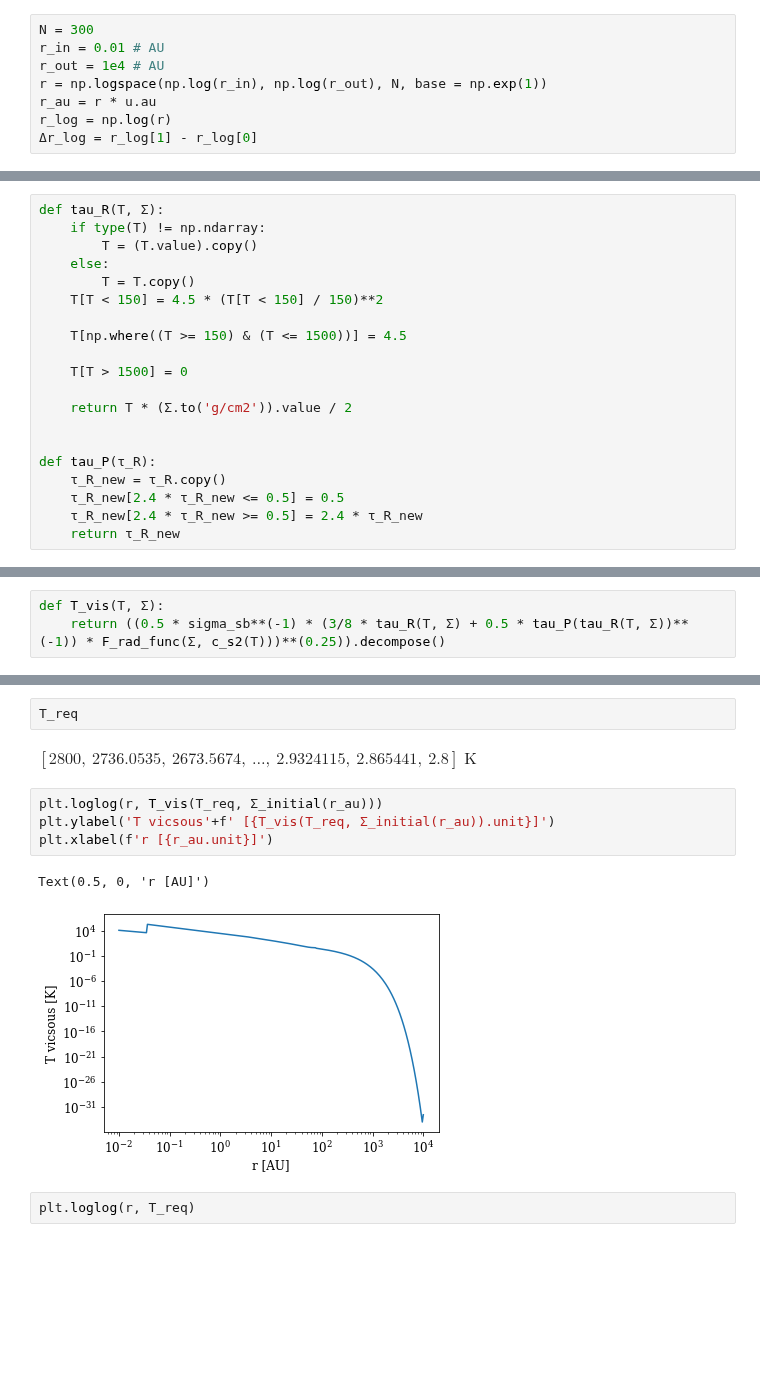
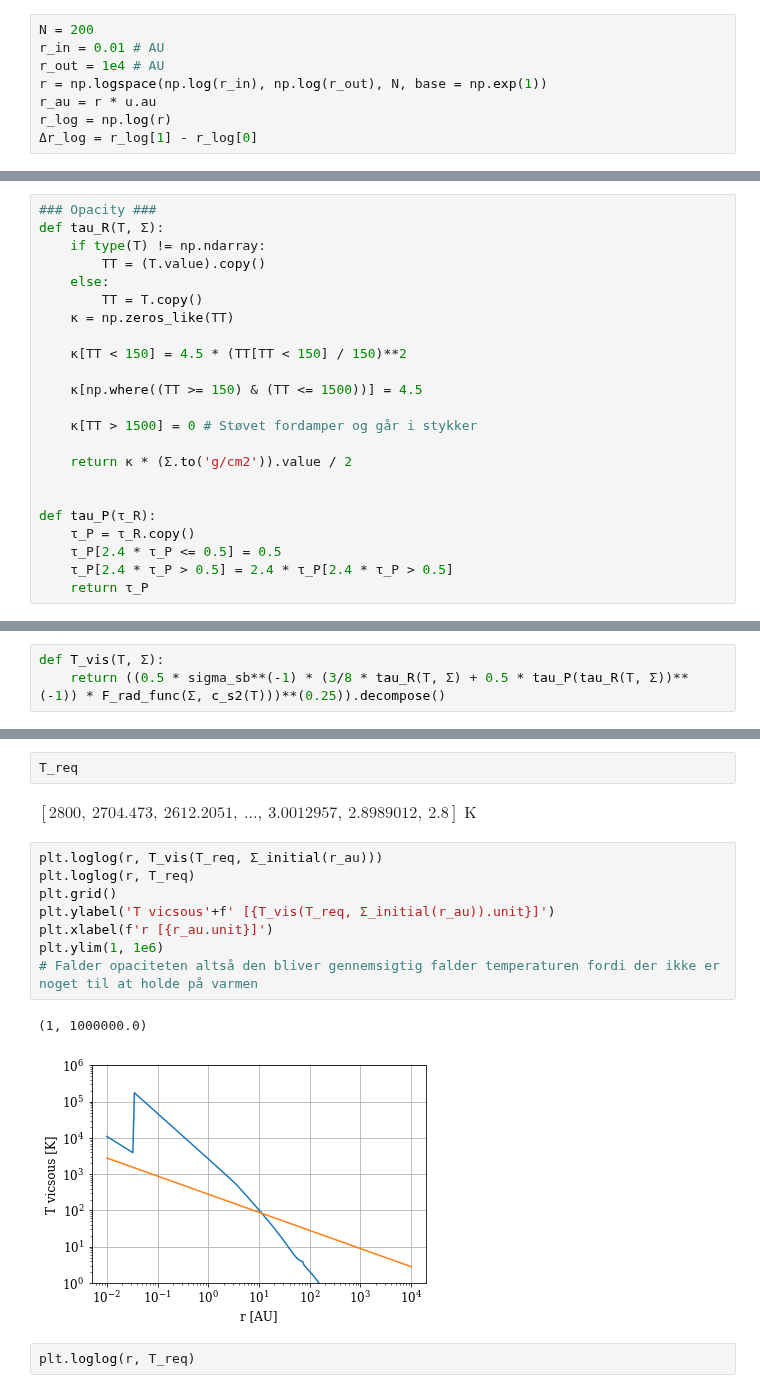
Before and after one commit to agent031/bachelor_code, a Jupyter notebook: Testing_values_T0/combined_temp_strongDW.ipynb, the cells around one changed output, grey strips where cells are left out. Cells and saved outputs as stored; diff of their text form; blank space fills up the shorter version.

```diff
--- a/Testing_values_T0/combined_temp_strongDW.ipynb
+++ b/Testing_values_T0/combined_temp_strongDW.ipynb
@@ -19,7 +19,7 @@ font = {'family' : 'serif',
         'size'   : 12}
 mpl.rc('font', **font)
 # %%
-N = 300
+N = 200
 r_in = 0.01 # AU
 r_out = 1e4 # AU
 r = np.logspace(np.log(r_in), np.log(r_out), N, base = np.exp(1))
@@ -97,25 +101,28 @@ type(T_req)
 # %% [output]
 astropy.units.quantity.Quantity
 # %%
+### Opacity ###
 def tau_R(T, Σ):
     if type(T) != np.ndarray:
-        T = (T.value).copy()
+        TT = (T.value).copy()
     else:
-        T = T.copy()
-    T[T < 150] = 4.5 * (T[T < 150] / 150)**2
+        TT = T.copy()
+    κ = np.zeros_like(TT)
 
-    T[np.where((T >= 150) & (T <= 1500))] = 4.5
+    κ[TT < 150] = 4.5 * (TT[TT < 150] / 150)**2
 
-    T[T > 1500] = 0
+    κ[np.where((TT >= 150) & (TT <= 1500))] = 4.5
 
-    return T * (Σ.to('g/cm2')).value / 2
+    κ[TT > 1500] = 0 # Støvet fordamper og går i stykker
+
+    return κ * (Σ.to('g/cm2')).value / 2
 
 
 def tau_P(τ_R):
-    τ_R_new = τ_R.copy()
-    τ_R_new[2.4 * τ_R_new <= 0.5] = 0.5
-    τ_R_new[2.4 * τ_R_new >= 0.5] = 2.4 * τ_R_new
-    return τ_R_new
+    τ_P = τ_R.copy()
+    τ_P[2.4 * τ_P <= 0.5] = 0.5
+    τ_P[2.4 * τ_P > 0.5] = 2.4 * τ_P[2.4 * τ_P > 0.5]
+    return τ_P
 # %%
 def F_rad_func(Σ, cs2):
     func_to_der = (r_au**2 * Σ * Ω * α_rφ * cs2).decompose()
@@ -144,14 +156,18 @@ $[11017.873,~10583.612,~10164.237,~\dots,~3.4885412 \times 10^{-33},~1.0842773 \
 # %%
 T_req
 # %% [output]
-$[2800,~2736.0535,~2673.5674,~\dots,~2.9324115,~2.865441,~2.8] \; \mathrm{K}$
+$[2800,~2704.473,~2612.2051,~\dots,~3.0012957,~2.8989012,~2.8] \; \mathrm{K}$
 # %%
 plt.loglog(r, T_vis(T_req, Σ_initial(r_au)))
+plt.loglog(r, T_req)
+plt.grid()
 plt.ylabel('T vicsous'+f' [{T_vis(T_req, Σ_initial(r_au)).unit}]')
 plt.xlabel(f'r [{r_au.unit}]')
+plt.ylim(1, 1e6)
+# Falder opaciteten altså den bliver gennemsigtig falder temperaturen fordi der ikke er noget til at holde på varmen
 # %% [output]
-Text(0.5, 0, 'r [AU]')
+(1, 1000000.0)
-[figure, old version]
+[figure, new version]
 # %%
 plt.loglog(r, T_req)
 # %% [output]
```
Also changed, not shown: parts of 12 cells of this notebook.
